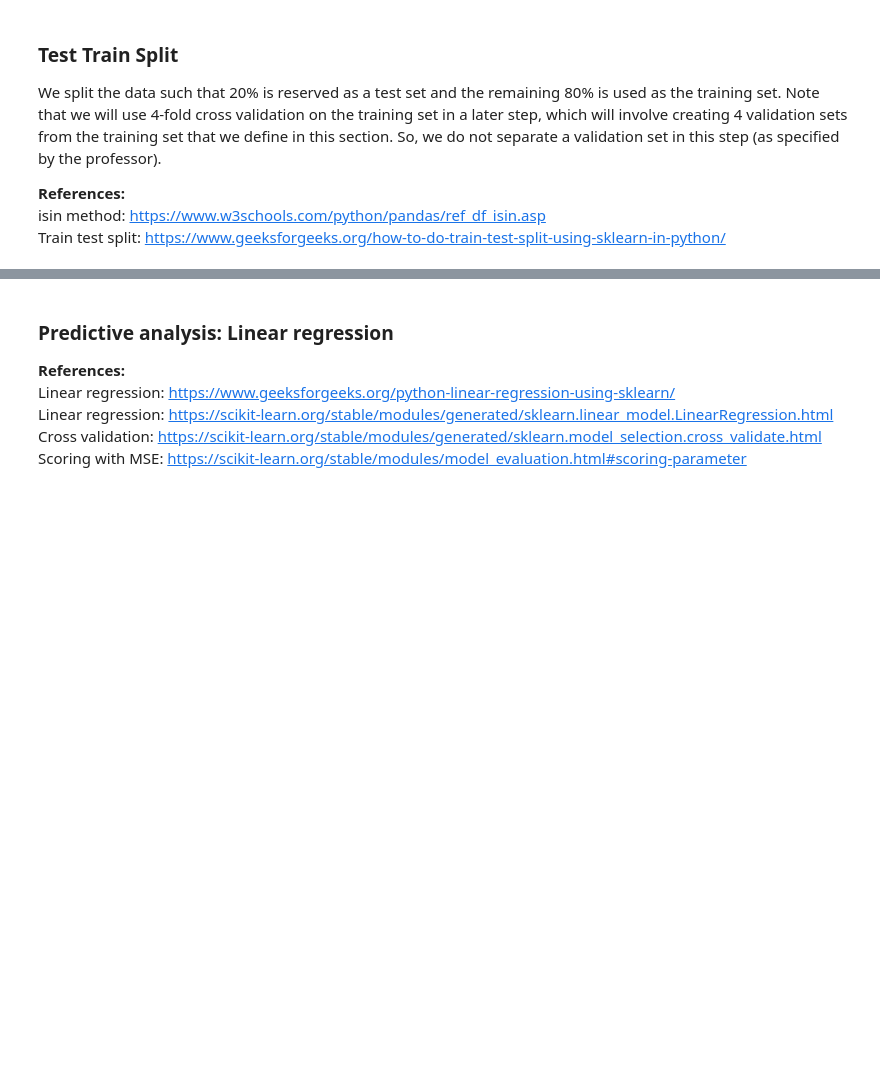
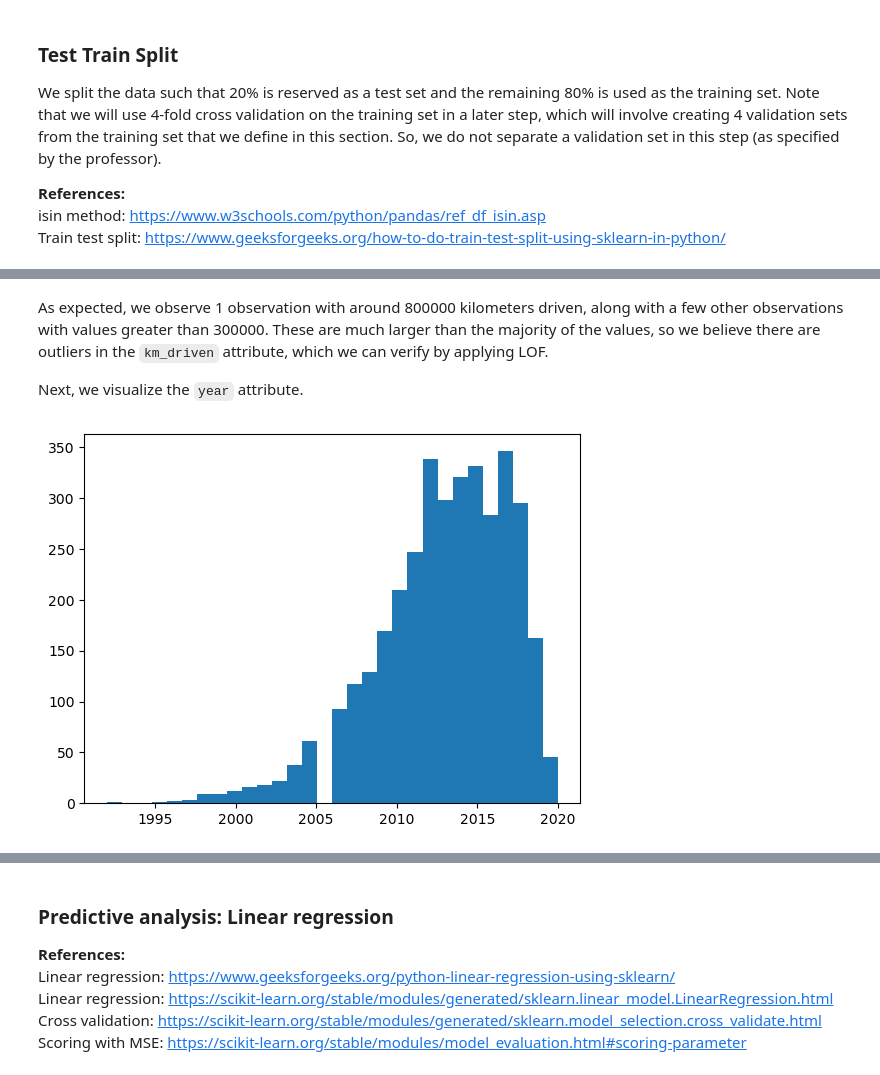
Before and after one commit to Natasa127/CSI4142-A3, a Jupyter notebook: Regression.ipynb, the cells around one changed output, grey strips where cells are left out. Drawn from its saved outputs; the diff is of its cells as text; code cells hidden in the pictures; blank space fills up the shorter version.

Commit message:
Work on EDA outlier analysis

```diff
--- a/Regression.ipynb
+++ b/Regression.ipynb
@@ -361,0 +378,10 @@ doing this later too
+# %% [markdown]
+As expected, we observe 1 observation with around 800000 kilometers driven, along with a few other observations with values greater than 300000. These are much larger than the majority of the values, so we believe there are outliers in the `km_driven` attribute, which we can verify by applying LOF.
+
+Next, we visualize the `year` attribute.
+# %%
+# Histogram for year
+plt.hist(car_df_encoded['year'], bins=30)
+plt.show()
+# %% [output]
+[figure, added]
```
Also changed, not shown: parts of 13 cells of this notebook.
